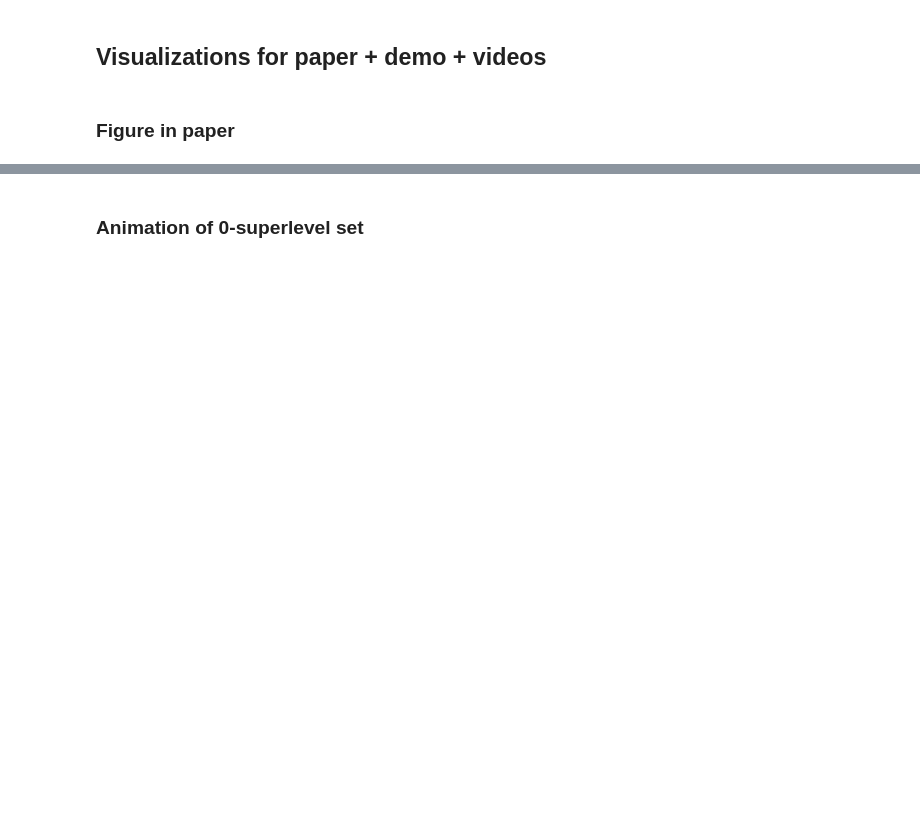
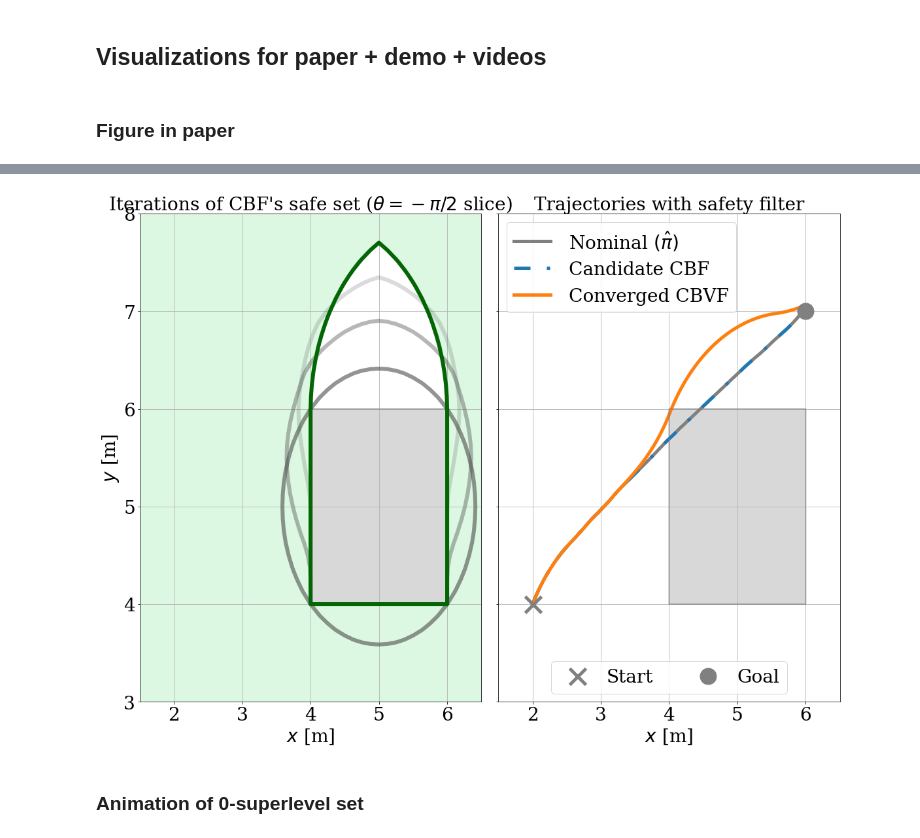
Before and after one commit to UCSD-SASLab/refineCBF, a Jupyter notebook: examples/dubins.ipynb, the cells around one changed output, grey strips where cells are left out. Saved outputs shown, nothing was run; the diff lists cells and outputs as text; code cells hidden in the pictures; blank space fills up the shorter version.

```diff
--- a/examples/dubins.ipynb
+++ b/examples/dubins.ipynb
@@ -178,6 +198,6 @@ tabular_cbf.vf_table = np.array(target_values[-1])
 # %% [markdown]
 ## Running an experiment (Same as the Paper)
 # %%
-x0 = np.array([2, 4, .4 * np.pi])
+x0 = np.array([2, 4, np.pi / 3])
 n_sims_per_start = 1
 t_sim = 6
@@ -353,2 +274,63 @@ plt.subplots_adjust(wspace=0.1, hspace=0)
+# %%
+save_figure = False
+offset = 0
+# %%
+fig_comb, axs = plt.subplots(1, 2, figsize=(16, 12 ), sharey=True)
+proxy = []
+ax=axs[0]
+
+cs = ax.contourf(grid.coordinate_vectors[1], grid.coordinate_vectors[0], obstacle[..., offset],
+                 levels=[-10, 0], alpha=0.3, colors='grey')
+ax.contour(grid.coordinate_vectors[1], grid.coordinate_vectors[0], obstacle[..., offset],
+           levels=[0], alpha=0.6, colors='grey', linewidths=2)
+cs = ax.contourf(grid.coordinate_vectors[1], grid.coordinate_vectors[0], target_values_hjr[-1][..., offset],
+                 levels=[0, 50], colors=alt_colors[2], alpha=0.3)
+cont = ax.contour(grid.coordinate_vectors[1], grid.coordinate_vectors[0],
+                   target_values[0][..., offset], levels=[0], colors=colors, linewidths=6, alpha=0.6)
+cont = ax.contour(grid.coordinate_vectors[1], grid.coordinate_vectors[0],
+                   target_values[5][..., offset], levels=[0], colors=colors, linewidths=6, alpha=0.4)
+cont = ax.contour(grid.coordinate_vectors[1], grid.coordinate_vectors[0],
+                   target_values[10][..., offset], levels=[0], colors=colors, linewidths=6, alpha=0.2)
+cont = ax.contour(grid.coordinate_vectors[1], grid.coordinate_vectors[0],
+                   target_values[-1][..., offset], levels=[0], colors=np.array([colors[-1]]), linewidths=6)
+
+ax.grid()
+ax.set_xlabel("$x$ [m]")
+ax.set_ylabel('$y$ [m]')
+ax.set_xlim([1.5, 6.5])
+ax.set_ylim([3, 8])
+ax.set_title(r"Iterations of CBF's safe set ($\theta=-\pi / 2$ slice)")
+ax = axs[1]
+ss_experiment.plot(dyn, updated_df, ax=ax, color=chosen_colors, add_direction=False)
+ax.grid(True)
+ax.set_xlim([1.5, 6.5])
+ax.set_ylim([3, 8])
+ax.lines[3].set_linestyle((0, (5, 5, 1, 5)))
+pal = sns.color_palette("colorblind")
+sns.set_palette("colorblind")
+
+l1 = ax.plot(x0[0], x0[1], 'x', markersize=25, mew=5, color='grey')
+l2 = ax.plot(opt_ctrl.target[0], opt_ctrl.target[1], 'o', markersize=25, color='grey', alpha=1)
+miscs = [l1, l2]
+ax.contourf(grid.coordinate_vectors[1], grid.coordinate_vectors[0], obstacle[..., 0], levels=[-10, 0],
+            colors='grey', alpha=.3)
+ax.contour(grid.coordinate_vectors[1], grid.coordinate_vectors[0], obstacle[..., 0], levels=[0],
+           colors='grey', alpha=.6, linewidths=2)
+ax.set_ylabel(None)
+ax.set_xlabel("$x$ [m]")
+axs[1].set_title('Trajectories with safety filter')
+leg = axs[1].legend([misc[0] for misc in miscs], ['Start', 'Goal'], ncol=2, bbox_to_anchor=[.5, 0.05], loc='center',
+                    frameon=True, handletextpad=0.6)
+axs[1].legend([ax.lines[0], ax.lines[3], ax.lines[6]], [r"Nominal $(\hat \pi)$", "Candidate CBF", "Converged CBVF"],
+               bbox_to_anchor=[.36, 0.89], ncol=1, columnspacing=1.5, handletextpad=1, loc='center', frameon=True)
+axs[1].add_artist(leg)
+
+fig_comb.tight_layout()
+plt.subplots_adjust(wspace=0.05, hspace=0)
+
+if save_figure:
+    plt.savefig("dubins.png", dpi=400, bbox_inches='tight')
+# %% [output]
+[figure, added]
 # %% [markdown]
 ### Animation of 0-superlevel set
```
Also changed, not shown: parts of 21 cells of this notebook, 1 other file.
